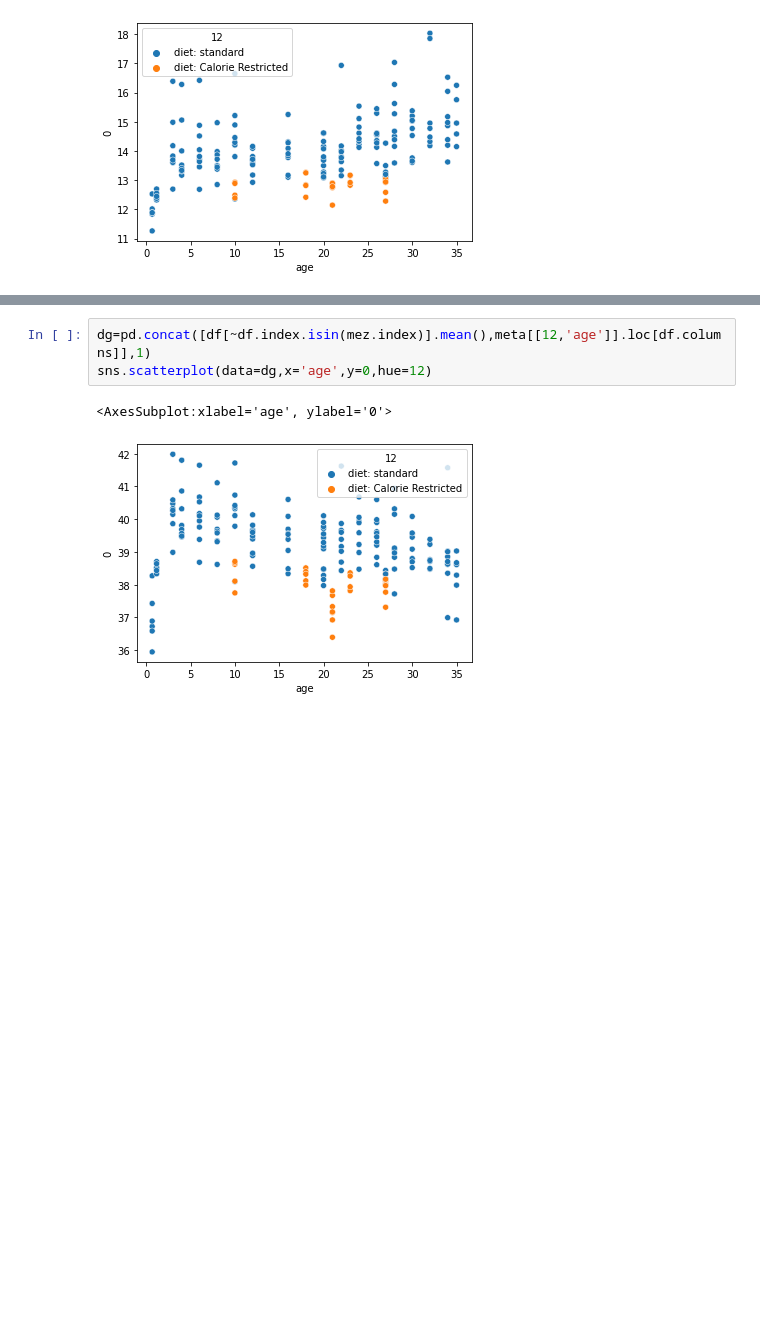
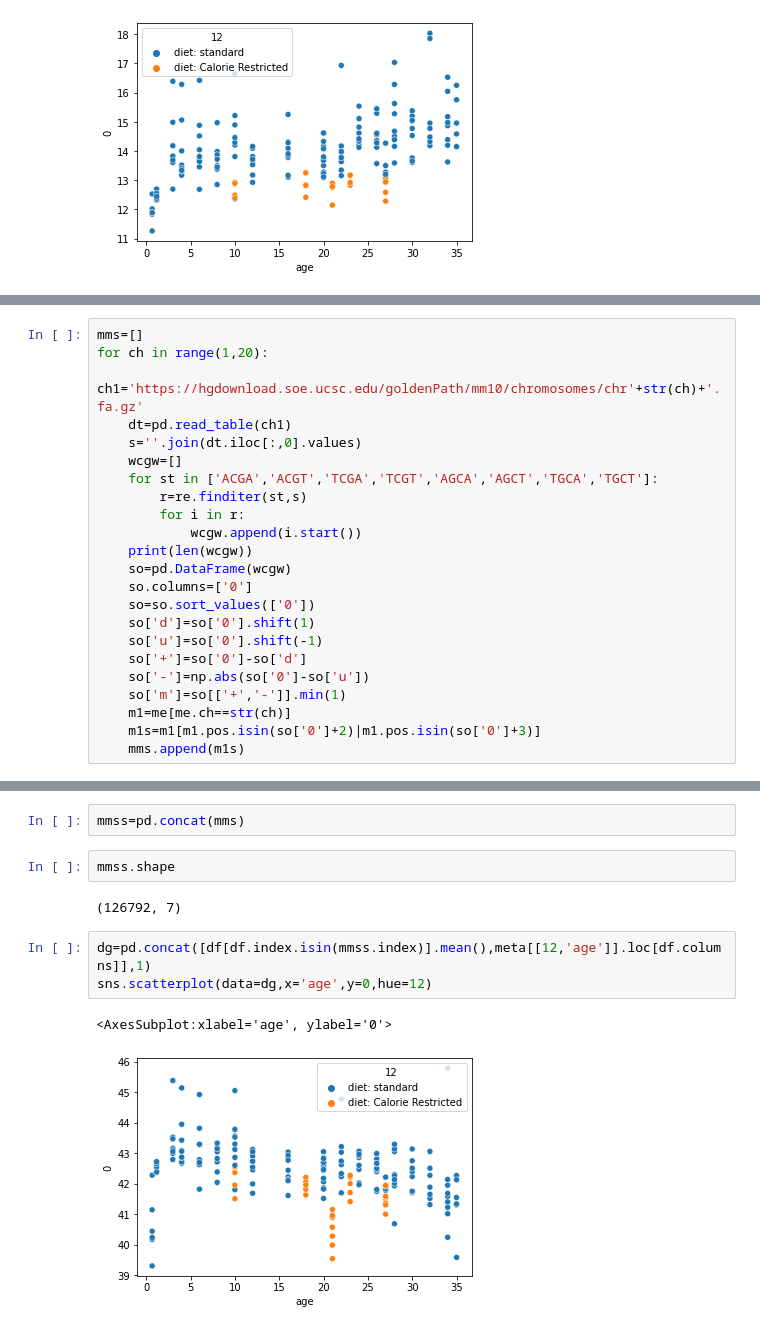
Before and after one commit to moqri/aging_2021, a Jupyter notebook: meth/mice2.ipynb, the cells around one changed output, grey strips where cells are left out. Saved outputs shown, nothing was run; the diff lists cells and outputs as text; blank space fills up the shorter version.

```diff
--- a/meth/mice2.ipynb
+++ b/meth/mice2.ipynb
@@ -77,0 +110,23 @@ sns.scatterplot(data=dg[dg[0]<20],x='age',y=0,hue=12)
+# %%
+mms=[]
+for ch in range(1,20):
+    ch1='https://hgdownload.soe.ucsc.edu/goldenPath/mm10/chromosomes/chr'+str(ch)+'.fa.gz'
+    dt=pd.read_table(ch1)
+    s=''.join(dt.iloc[:,0].values)
+    wcgw=[]
+    for st in ['ACGA','ACGT','TCGA','TCGT','AGCA','AGCT','TGCA','TGCT']:
+        r=re.finditer(st,s)
+        for i in r:
+            wcgw.append(i.start())
+    print(len(wcgw))
+    so=pd.DataFrame(wcgw)
+    so.columns=['0']
+    so=so.sort_values(['0'])
+    so['d']=so['0'].shift(1)
+    so['u']=so['0'].shift(-1)
+    so['+']=so['0']-so['d']
+    so['-']=np.abs(so['0']-so['u'])
+    so['m']=so[['+','-']].min(1)
+    m1=me[me.ch==str(ch)]
+    m1s=m1[m1.pos.isin(so['0']+2)|m1.pos.isin(so['0']+3)]
+    mms.append(m1s)
@@ -78,6 +153,12 @@ sns.scatterplot(data=dg[dg[0]<20],x='age',y=0,hue=12)
+# %%
+mmss=pd.concat(mms)
+# %%
+mmss.shape
+# %% [output]
+(126792, 7)
 # %%
-dg=pd.concat([df[~df.index.isin(mez.index)].mean(),meta[[12,'age']].loc[df.columns]],1)
+dg=pd.concat([df[df.index.isin(mmss.index)].mean(),meta[[12,'age']].loc[df.columns]],1)
 sns.scatterplot(data=dg,x='age',y=0,hue=12)
 # %% [output]
 <AxesSubplot:xlabel='age', ylabel='0'>
-[figure, old version]
+[figure, new version]
```
Also changed, not shown: parts of 25 cells of this notebook, 3 other files.
